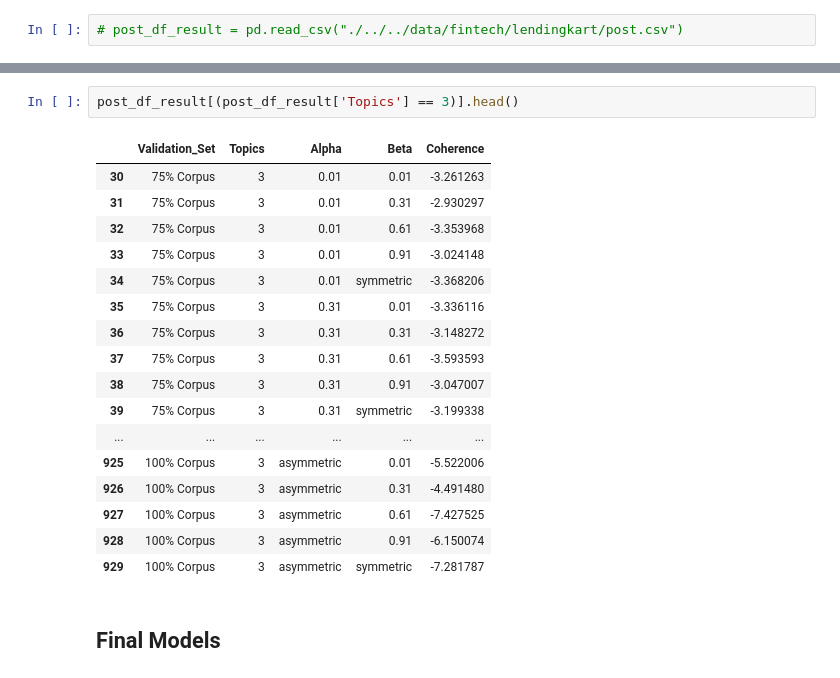
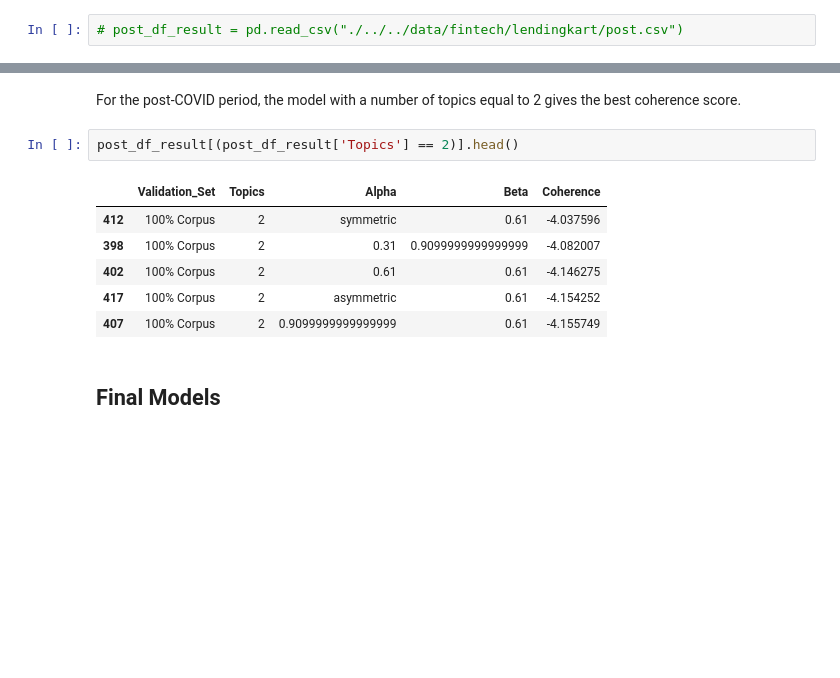
Before and after one commit to patilpushkarp/comp, a Jupyter notebook: comp/docs/individual/fintech/lendingkart.ipynb, the cells around one changed output, grey strips where cells are left out. Saved outputs shown, nothing was run; the diff lists cells and outputs as text; blank space fills up the shorter version.

```diff
--- a/comp/docs/individual/fintech/lendingkart.ipynb
+++ b/comp/docs/individual/fintech/lendingkart.ipynb
@@ -265,23 +215,14 @@ post_ts_df.plot.line(x='topics', y='coherence')
+# %% [markdown]
+For the post-COVID period, the model with a number of topics equal to 2 gives the best coherence score.
 # %%
-post_df_result[(post_df_result['Topics'] == 3)].head()
+post_df_result[(post_df_result['Topics'] == 2)].head()
 # %% [output]
 |  | Validation_Set | Topics | Alpha | Beta | Coherence |
-| 30 | 75% Corpus | 3 | 0.01 | 0.01 | -3.261263 |
-| 31 | 75% Corpus | 3 | 0.01 | 0.31 | -2.930297 |
-| 32 | 75% Corpus | 3 | 0.01 | 0.61 | -3.353968 |
-| 33 | 75% Corpus | 3 | 0.01 | 0.91 | -3.024148 |
-| 34 | 75% Corpus | 3 | 0.01 | symmetric | -3.368206 |
-| 35 | 75% Corpus | 3 | 0.31 | 0.01 | -3.336116 |
-| 36 | 75% Corpus | 3 | 0.31 | 0.31 | -3.148272 |
-| 37 | 75% Corpus | 3 | 0.31 | 0.61 | -3.593593 |
-| 38 | 75% Corpus | 3 | 0.31 | 0.91 | -3.047007 |
-| 39 | 75% Corpus | 3 | 0.31 | symmetric | -3.199338 |
-| ... | ... | ... | ... | ... | ... |
-| 925 | 100% Corpus | 3 | asymmetric | 0.01 | -5.522006 |
-| 926 | 100% Corpus | 3 | asymmetric | 0.31 | -4.491480 |
-| 927 | 100% Corpus | 3 | asymmetric | 0.61 | -7.427525 |
-| 928 | 100% Corpus | 3 | asymmetric | 0.91 | -6.150074 |
-| 929 | 100% Corpus | 3 | asymmetric | symmetric | -7.281787 |
+| 412 | 100% Corpus | 2 | symmetric | 0.61 | -4.037596 |
+| 398 | 100% Corpus | 2 | 0.31 | 0.9099999999999999 | -4.082007 |
+| 402 | 100% Corpus | 2 | 0.61 | 0.61 | -4.146275 |
+| 417 | 100% Corpus | 2 | asymmetric | 0.61 | -4.154252 |
+| 407 | 100% Corpus | 2 | 0.9099999999999999 | 0.61 | -4.155749 |
 # %% [markdown]
 ## Final Models
 # %% [markdown]
```
Also changed, not shown: parts of 39 cells of this notebook, 5 other files.
